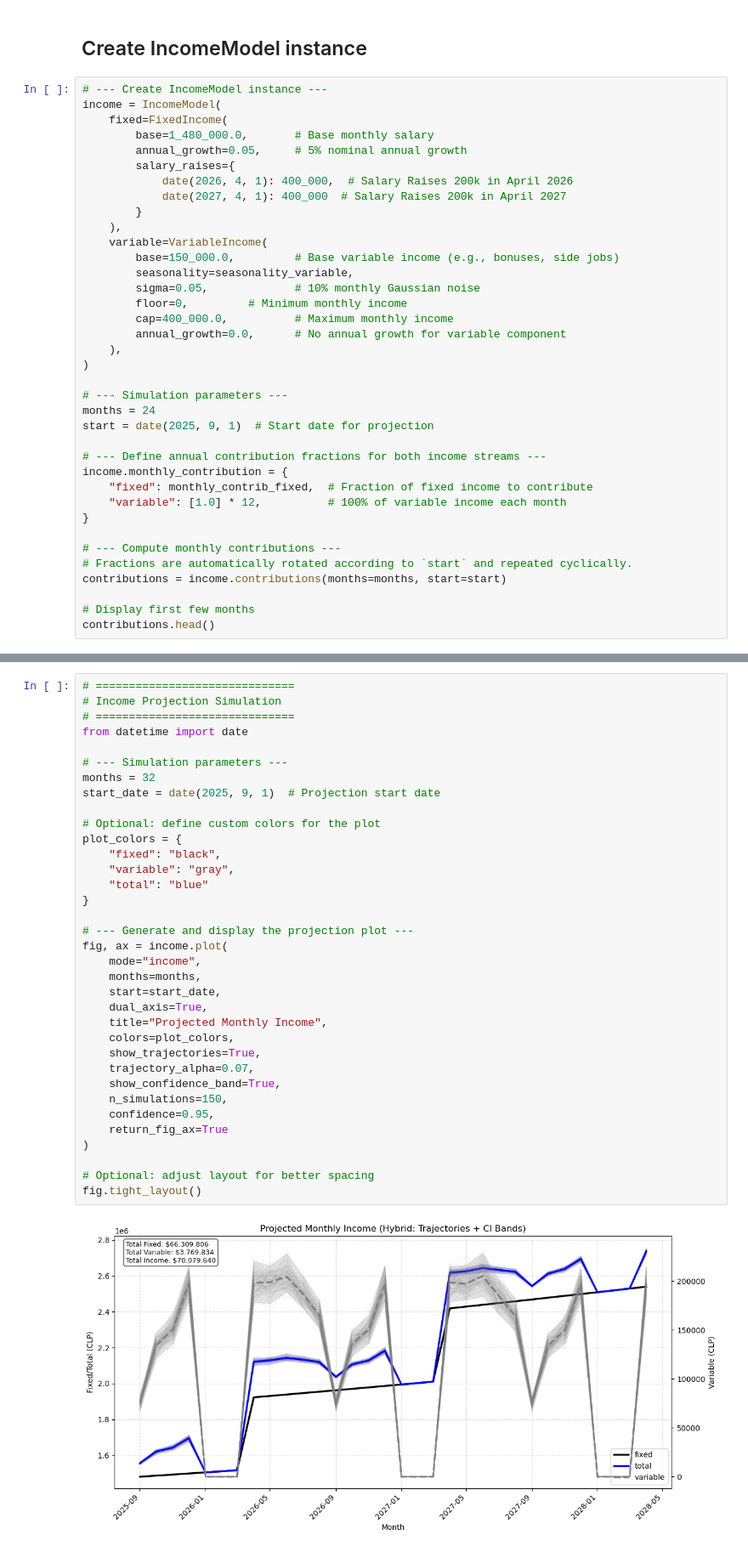
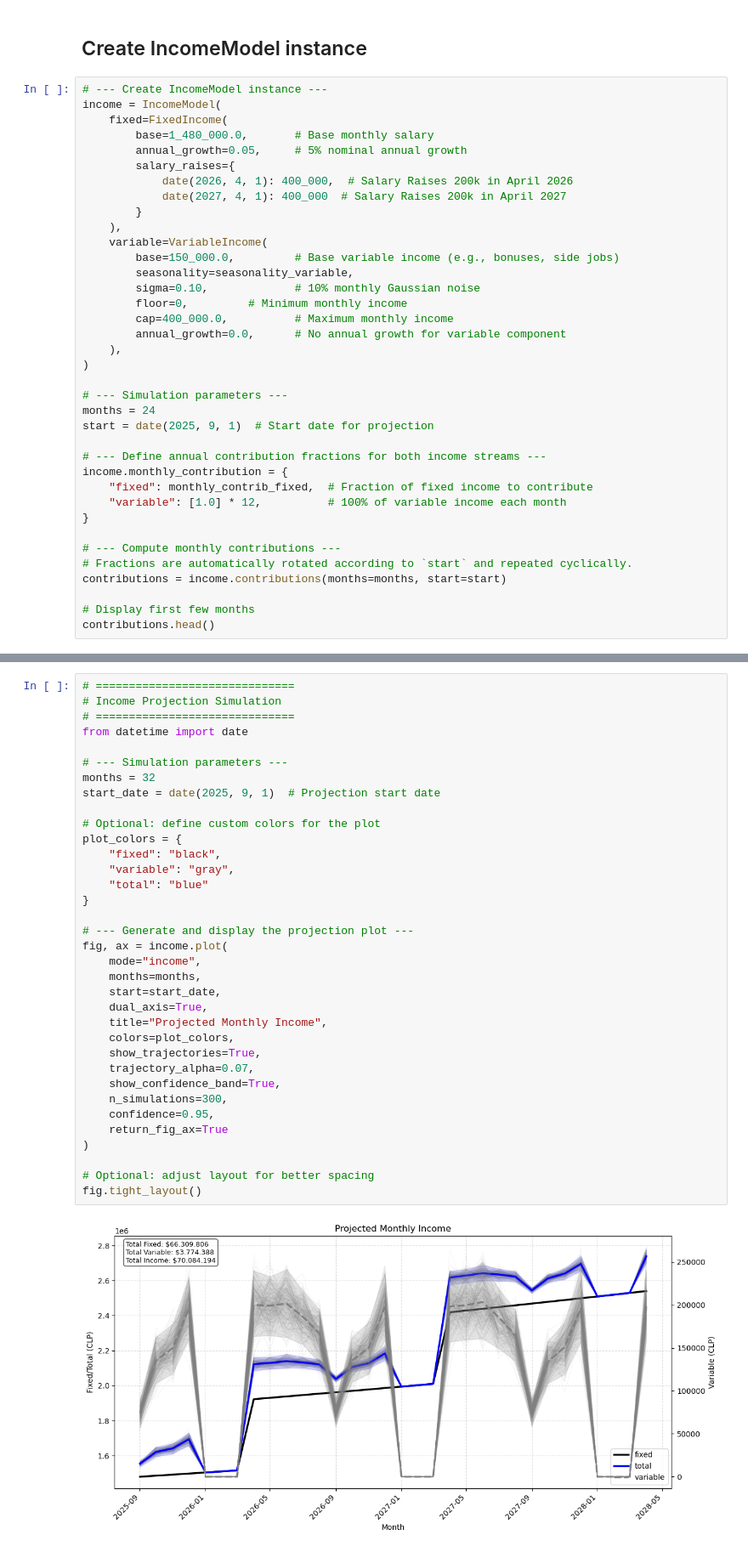
Before and after one commit to mfourier/fin-opt, a Jupyter notebook: notebooks/simulation.ipynb, the cells around one changed output, grey strips where cells are left out. Shown: that part at 85% size. Saved outputs shown, nothing was run; the diff lists cells and outputs as text.

Commit message:
chore: update simulation notebook

```diff
--- a/notebooks/simulation.ipynb
+++ b/notebooks/simulation.ipynb
@@ -94,7 +94,7 @@ income = IncomeModel(
     variable=VariableIncome(
         base=150_000.0,         # Base variable income (e.g., bonuses, side jobs)
         seasonality=seasonality_variable,
-        sigma=0.05,             # 10% monthly Gaussian noise
+        sigma=0.10,             # 10% monthly Gaussian noise
         floor=0,         # Minimum monthly income
         cap=400_000.0,          # Maximum monthly income
         annual_growth=0.0,      # No annual growth for variable component
@@ -136,35 +159,35 @@ from datetime import date
 
 # --- Simulation parameters ---
 months = 32
 start_date = date(2025, 9, 1)  # Projection start date
 
 # Optional: define custom colors for the plot
 plot_colors = {
     "fixed": "black",
     "variable": "gray",
     "total": "blue"
 }
 
 # --- Generate and display the projection plot ---
 fig, ax = income.plot(
     mode="income",
     months=months,
     start=start_date,
     dual_axis=True,
     title="Projected Monthly Income",
     colors=plot_colors,
     show_trajectories=True,
     trajectory_alpha=0.07,
     show_confidence_band=True,
-    n_simulations=150,
+    n_simulations=300,
     confidence=0.95,
     return_fig_ax=True
 )
 
 # Optional: adjust layout for better spacing
 fig.tight_layout()
 # %% [output]
-[figure, old version]
+[figure, new version]
 # %%
 # ==============================
 # Contribution Projection Simulation
```
Also changed, not shown: parts of 5 cells of this notebook, 1 other file.
